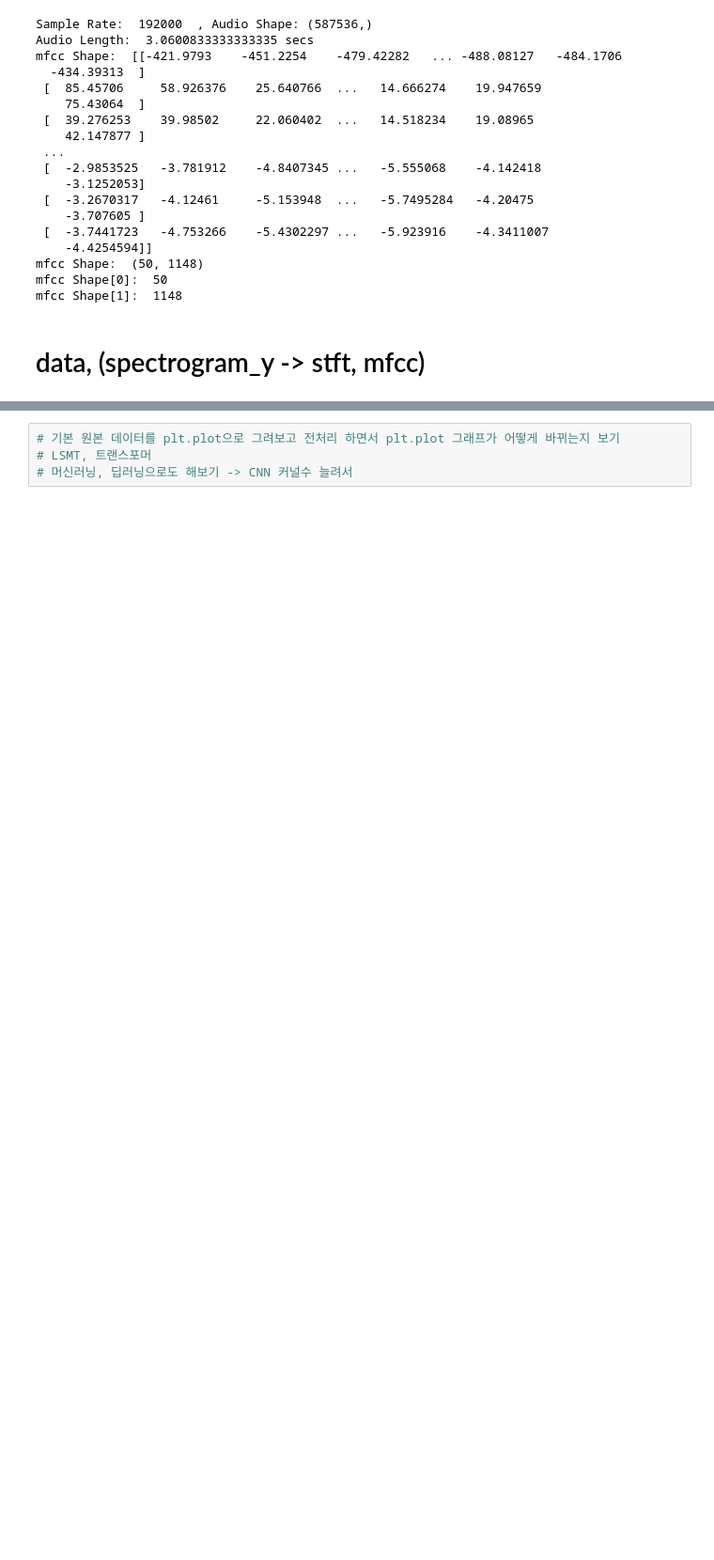
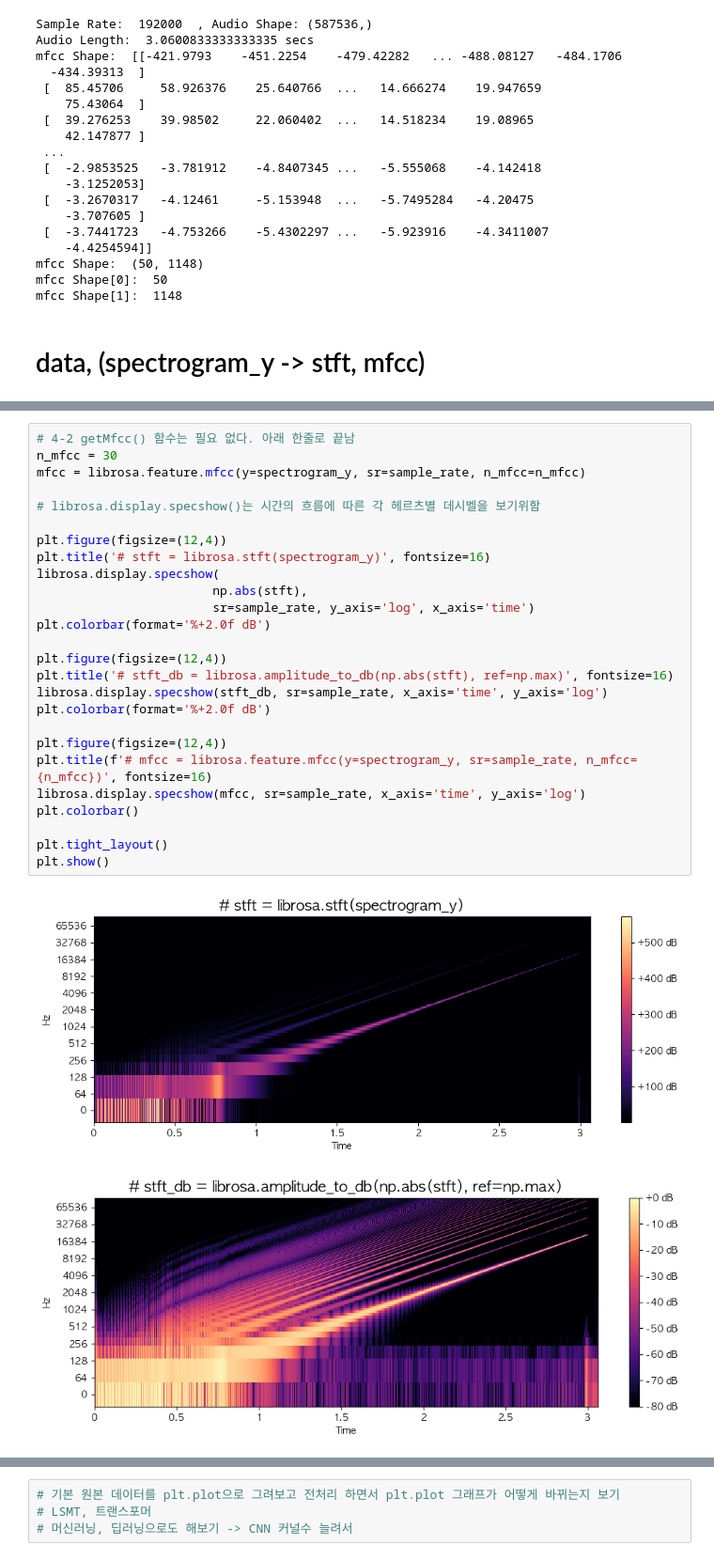
Before and after one commit to ParkSungHyon/audio_lstm, a Jupyter notebook: audio_lstm.ipynb, the cells around one changed output, grey strips where cells are left out. Shown at 94% size. Saved outputs shown, nothing was run; the diff lists cells and outputs as text; blank space fills up the shorter version.

```diff
--- a/audio_lstm.ipynb
+++ b/audio_lstm.ipynb
@@ -330,0 +351,29 @@ plt.show()
+# %%
+# 4-2 getMfcc() 함수는 필요 없다. 아래 한줄로 끝남
+n_mfcc = 30
+mfcc = librosa.feature.mfcc(y=spectrogram_y, sr=sample_rate, n_mfcc=n_mfcc)
+
+# librosa.display.specshow()는 시간의 흐름에 따른 각 헤르츠별 데시벨을 보기위함
+
+plt.figure(figsize=(12,4))
+plt.title('# stft = librosa.stft(spectrogram_y)', fontsize=16)
+librosa.display.specshow(
+                        np.abs(stft),
+                        sr=sample_rate, y_axis='log', x_axis='time')
+plt.colorbar(format='%+2.0f dB')
+
+plt.figure(figsize=(12,4))
+plt.title('# stft_db = librosa.amplitude_to_db(np.abs(stft), ref=np.max)', fontsize=16)
+librosa.display.specshow(stft_db, sr=sample_rate, x_axis='time', y_axis='log')
+plt.colorbar(format='%+2.0f dB')
+
+plt.figure(figsize=(12,4))
+plt.title(f'# mfcc = librosa.feature.mfcc(y=spectrogram_y, sr=sample_rate, n_mfcc={n_mfcc})', fontsize=16)
+librosa.display.specshow(mfcc, sr=sample_rate, x_axis='time', y_axis='log')
+plt.colorbar()
+
+plt.tight_layout()
+plt.show()
+# %% [output]
+[figure, added]
+[figure, added]
```
Also changed, not shown: parts of 15 cells of this notebook.
